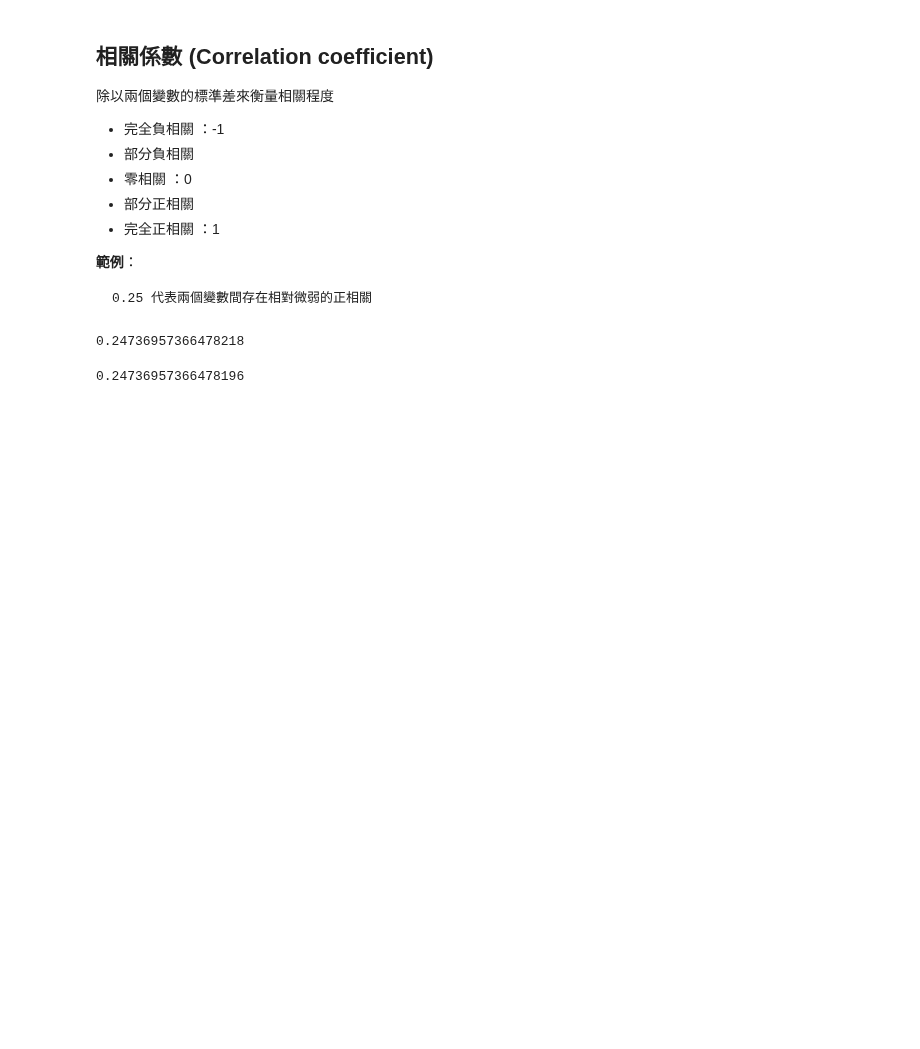
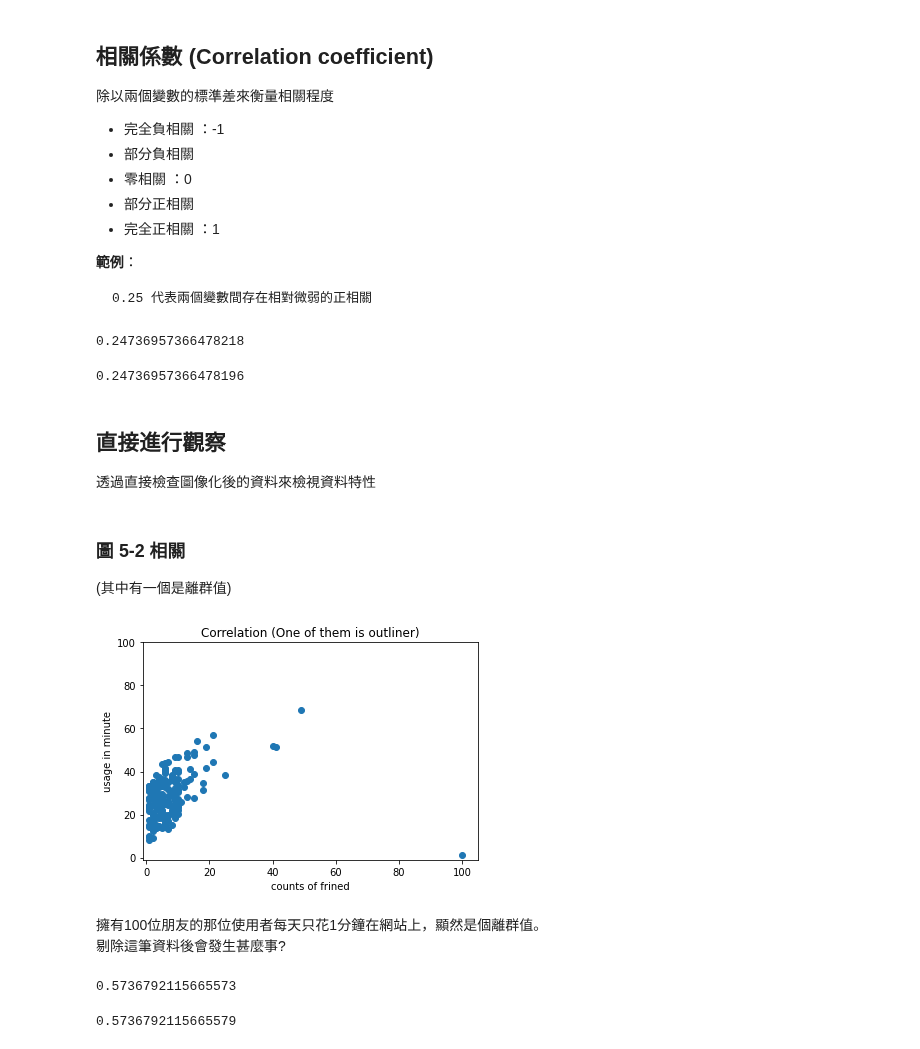
Before and after one commit to hank199599/data_science_from_scratch_reading_log, a Jupyter notebook: Chapter5.ipynb, the cells around one changed output. Saved outputs shown, nothing was run; the diff lists cells and outputs as text; code cells hidden in the pictures; blank space fills up the shorter version.

```diff
--- a/Chapter5.ipynb
+++ b/Chapter5.ipynb
@@ -275,3 +275,24 @@ correction(num_friends,daily_minutes)
 correction(num_friends,daily_hours)
 # %% [output]
 0.24736957366478196
+# %% [markdown]
+## 直接進行觀察
+
+透過直接檢查圖像化後的資料來檢視資料特性
+# %% [markdown]
+### 圖 5-2 相關
+(其中有一個是離群值)
+# %%
+import matplotlib.pyplot as plt
+
+plt.scatter(num_friends,daily_minutes)
+plt.title("Correlation (One of them is outliner)")
+plt.axis([-1,105,-1,100])
+plt.xlabel("counts of frined")
+plt.ylabel("usage in minute")
+plt.show()
+# %% [output]
+[figure, added]
+# %% [markdown]
+擁有100位朋友的那位使用者每天只花1分鐘在網站上，顯然是個離群值。
+剔除這筆資料後會發生甚麼事?
@@ -277,0 +311,8 @@ correction(num_friends,daily_hours)
+# %%
+correction(num_friends_good,daily_minutes_good)
+# %% [output]
+0.5736792115665573
+# %%
+correction(num_friends_good,daily_hours_good)
+# %% [output]
+0.5736792115665579
```
Also changed, not shown: parts of 4 cells of this notebook.
